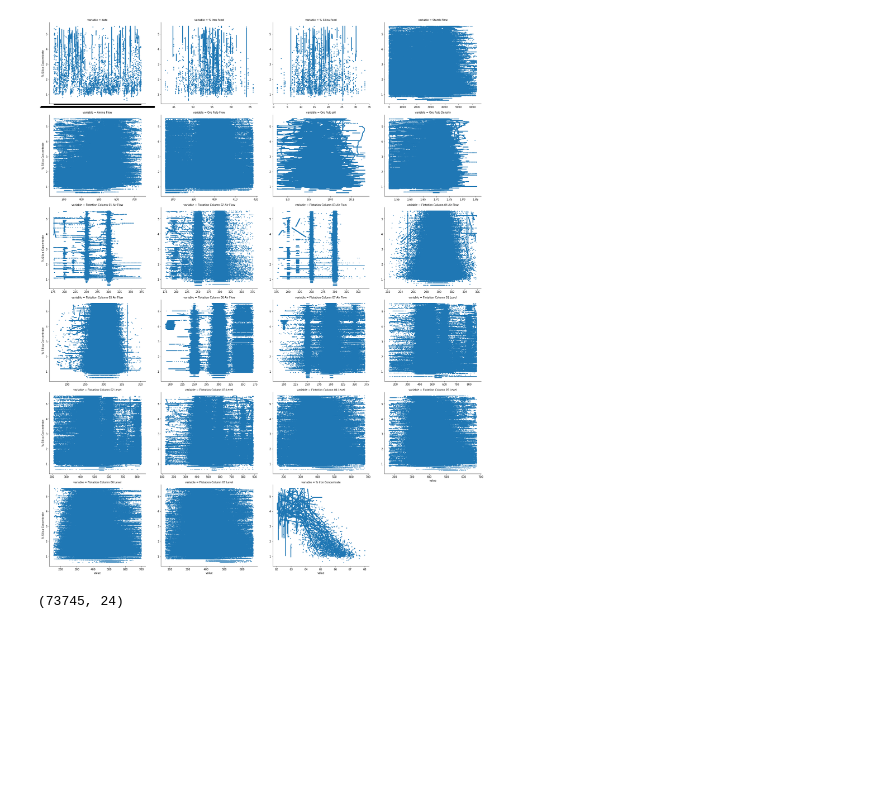
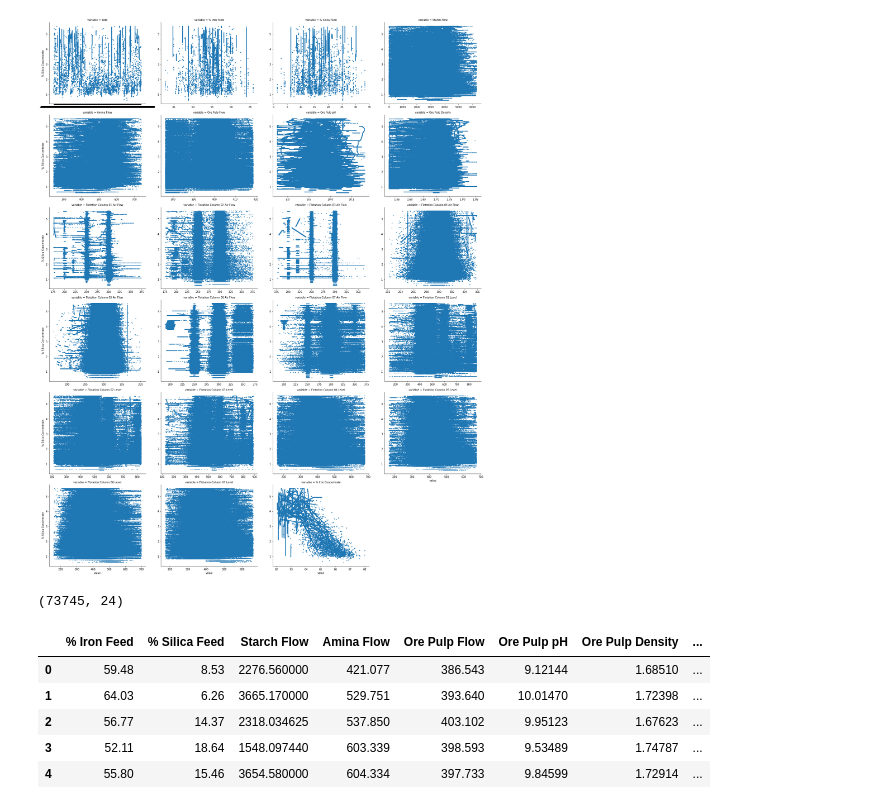
Before and after one commit to galib96/quality-prediction-mining, a Jupyter notebook: quality_prediction_mining_iron.ipynb, the cells around one changed output. Saved outputs shown, nothing was run; the diff lists cells and outputs as text; code cells hidden in the pictures; blank space fills up the shorter version.

```diff
--- a/quality_prediction_mining_iron.ipynb
+++ b/quality_prediction_mining_iron.ipynb
@@ -86,7 +104,18 @@ plt.show()
 [figure]
 # %%
 # sampling from main dataset for trial of different ML techniques
-df_trial = data_main.sample(frac=0.1, replace=False, random_state=1)
+df_trial = data_main.sample(frac=0.1, replace=False, random_state=11)
+df_trial.reset_index(inplace=True, drop=True)
 df_trial.shape
 # %% [output]
 (73745, 24)
+# %%
+df_trial.drop(columns=['date', '% Iron Concentrate'], inplace=True)
+df_trial.head()
+# %% [output]
+|  | % Iron Feed | % Silica Feed | Starch Flow | Amina Flow | Ore Pulp Flow | Ore Pulp pH | Ore Pulp Density | ... |
+| 0 | 59.48 | 8.53 | 2276.560000 | 421.077 | 386.543 | 9.12144 | 1.68510 | ... |
+| 1 | 64.03 | 6.26 | 3665.170000 | 529.751 | 393.640 | 10.01470 | 1.72398 | ... |
+| 2 | 56.77 | 14.37 | 2318.034625 | 537.850 | 403.102 | 9.95123 | 1.67623 | ... |
+| 3 | 52.11 | 18.64 | 1548.097440 | 603.339 | 398.593 | 9.53489 | 1.74787 | ... |
+| 4 | 55.80 | 15.46 | 3654.580000 | 604.334 | 397.733 | 9.84599 | 1.72914 | ... |
```
Also changed, not shown: parts of 5 cells of this notebook.
